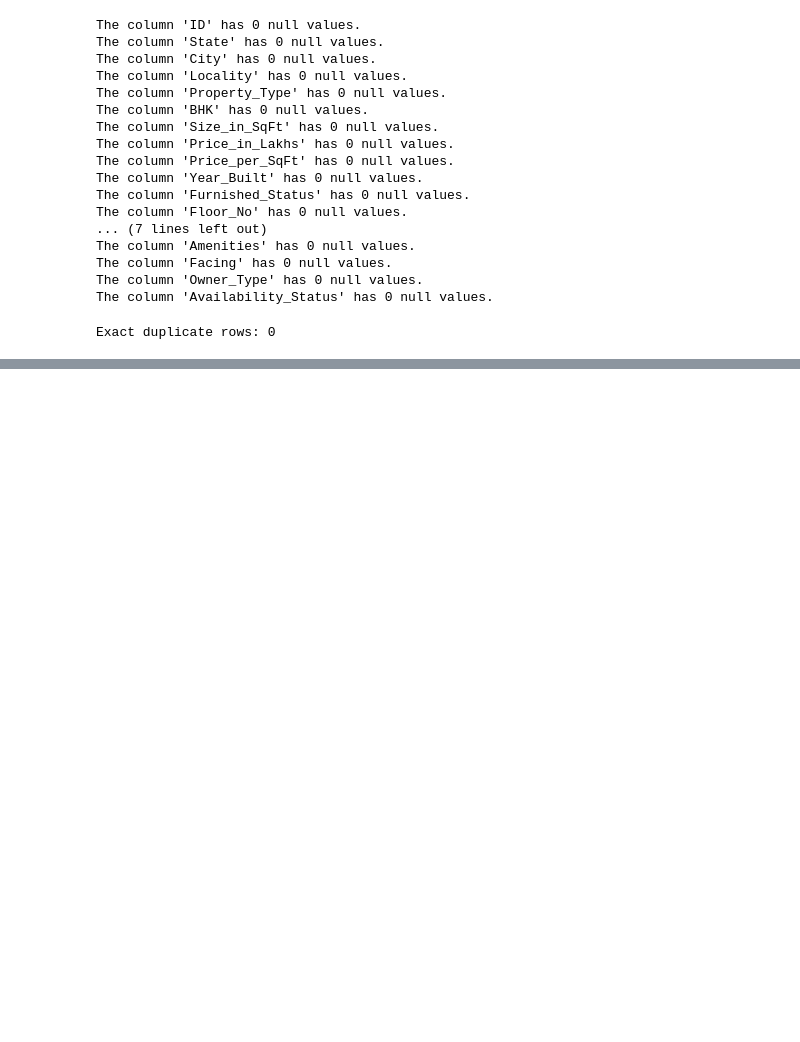
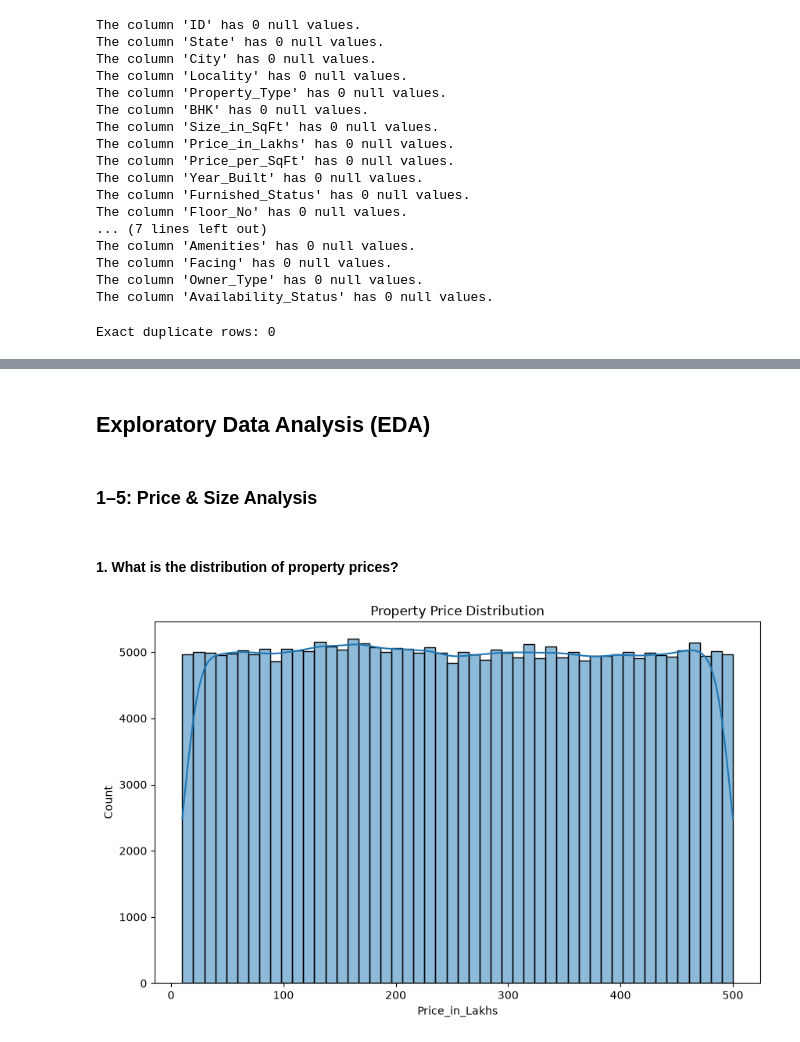
Before and after one commit to mukundnaramesh2605/Real-Estate-Investment-Advisor---Predicting-Property-Profitability-Future-Value, a Jupyter notebook: project.ipynb, the cells around one changed output, grey strips where cells are left out. Saved outputs shown, nothing was run; the diff lists cells and outputs as text; code cells hidden in the pictures; blank space fills up the shorter version.

Commit message:
1. What is the distribution of property prices?

```diff
--- a/project.ipynb
+++ b/project.ipynb
@@ -107,0 +108,13 @@ The dataset has 250000 rows and 23 columns.
+# %% [markdown]
+## Exploratory Data Analysis (EDA)
+# %% [markdown]
+### 1–5: Price & Size Analysis
+# %% [markdown]
+#### 1. What is the distribution of property prices?
+# %%
+plt.figure(figsize=(10,6))
+plt.title("Property Price Distribution")
+sns.histplot(data=raw_df,x="Price_in_Lakhs",bins=50, kde=True)
+plt.show()
+# %% [output]
+[figure, added]
```
Also changed, not shown: parts of 2 cells of this notebook.
